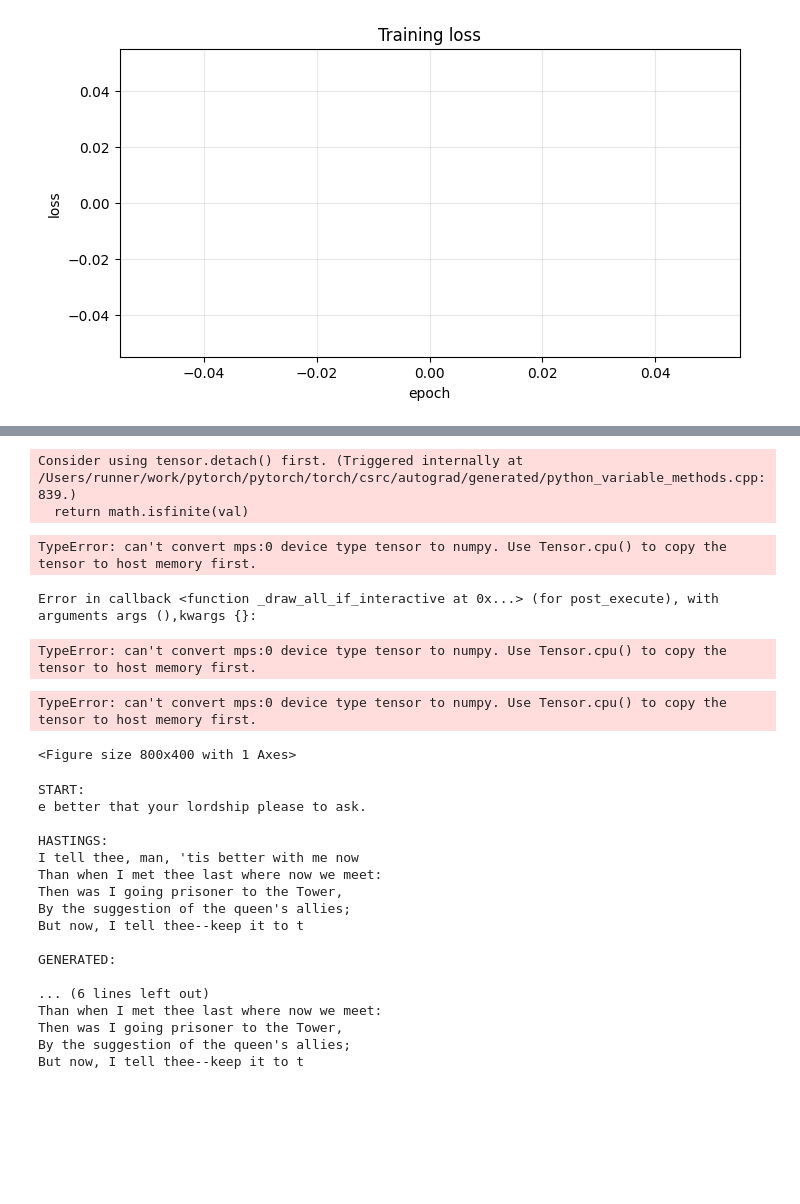
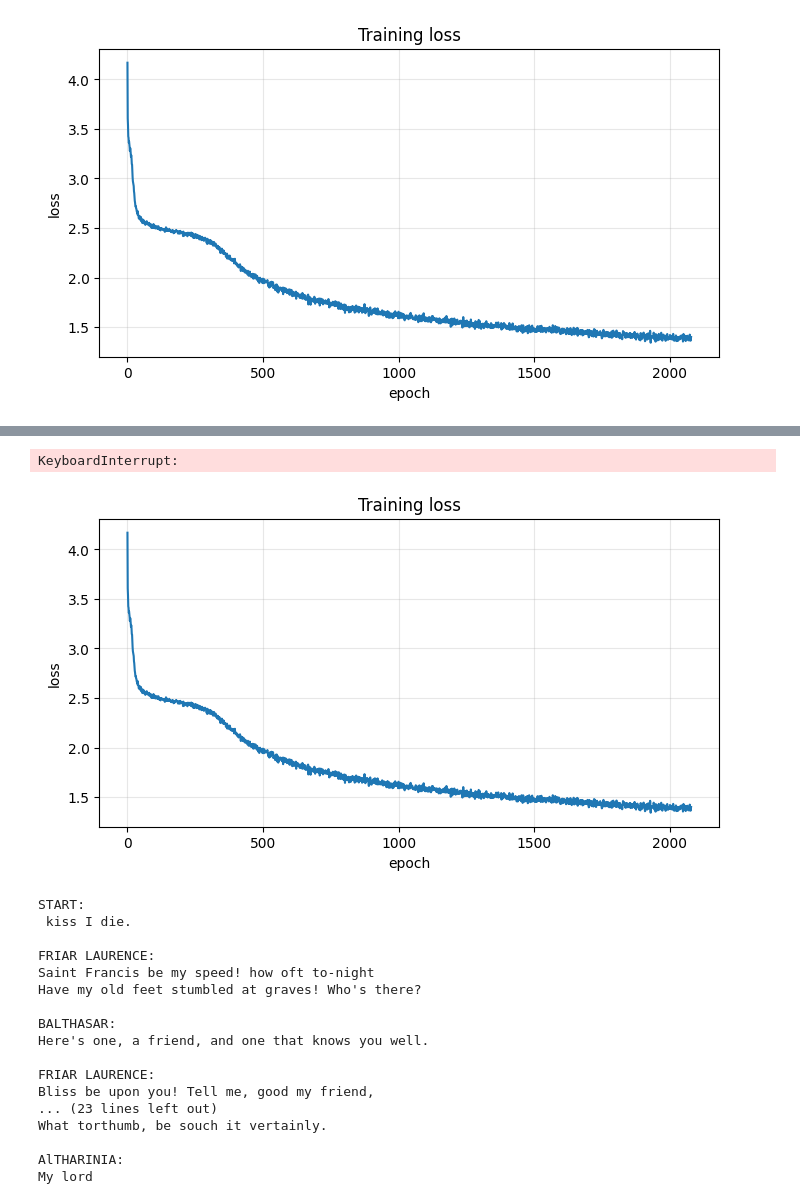
Before and after one commit to yasen5/shakespeare-transformer, a Jupyter notebook: actual-shakespeare/shakespeare.ipynb, the cells around one changed output, grey strips where cells are left out. Saved outputs shown, nothing was run; the diff lists cells and outputs as text; code cells hidden in the pictures; blank space fills up the shorter version.

Commit message:
Model works using nn now

```diff
--- a/actual-shakespeare/shakespeare.ipynb
+++ b/actual-shakespeare/shakespeare.ipynb
@@ -47,34 +44,35 @@ ax.set_ylabel("loss")
 ax.set_title("Training loss")
 ax.grid(True, alpha=0.3)
 plot_handle = display(fig, display_id=True)
 
 optimizer = torch.optim.AdamW(transformer.parameters(), lr=constants.LEARNING_RATE)
 
 for i in range(constants.EPOCHS):
     if constants.DEBUG: print("Start", time.perf_counter())
     X_batch, Y_batch = data.GetRandomBatch(train_data);
     if constants.DEBUG: print("Got batches", time.perf_counter())
     out = transformer.forward(X_batch)
     if constants.DEBUG: print("Forwad complete", time.perf_counter())
     loss = transformer.backward(out, Y_batch)
     optimizer.zero_grad(set_to_none=True)
     loss.backward()
     optimizer.step()
     if constants.DEBUG: print("Backward complete", time.perf_counter())
     if (i % plot_every == 0) or (i == constants.EPOCHS - 1):
-        print(f"loss: {loss}")
+        loss_value = loss.detach().cpu().item()
+        print(f"loss: {loss_value}")
         loss_steps.append(i)
-        loss_history.append(loss)
+        loss_history.append(loss_value)
         loss_line.set_data(loss_steps, loss_history)
         ax.relim()
         ax.autoscale_view()
         if plot_handle is not None:
             plot_handle.update(fig)
         else:
             fig.canvas.draw_idle()
             plt.pause(0.001)
 
 plt.close(fig)
 # %% [output]
-[figure, old version]
+[figure, new version]
 loss: 4.168959617614746
@@ -81,10 +95,5 @@ loss: 4.168959617614746
-Consider using tensor.detach() first. (Triggered internally at /Users/runner/work/pytorch/pytorch/torch/csrc/autograd/generated/python_variable_methods.cpp:839.)
-  return math.isfinite(val)
+KeyboardInterrupt:
-TypeError: can't convert mps:0 device type tensor to numpy. Use Tensor.cpu() to copy the tensor to host memory first.
-Error in callback <function _draw_all_if_interactive at 0x...> (for post_execute), with arguments args (),kwargs {}:
-TypeError: can't convert mps:0 device type tensor to numpy. Use Tensor.cpu() to copy the tensor to host memory first.
-TypeError: can't convert mps:0 device type tensor to numpy. Use Tensor.cpu() to copy the tensor to host memory first.
-<Figure size 800x400 with 1 Axes>
+[figure, added]
 # %%
 def DecodeTokenList(token_list):
     return data.decode(token_list)
@@ -112,12 +121,14 @@ def TestModel(transformer, data_source, n_tokens=10):
         # Predict next token from the final position in the first batch row
         with torch.no_grad():
             logits = transformer.forward(context_batch)
-        pred = logits[0, -1].argmax(dim=-1)
+        probs = torch.softmax(logits[0, -1], dim=-1)
+        pred = torch.multinomial(probs, num_samples=1)
 
         generated_tokens.append(pred)
 
         # Slide context window left and append prediction
         context = torch.cat([context[1:], pred.view(1)], dim=0)
+        print(DecodeTokenList(generated_tokens)[-1], end='')
 
     print("\nGENERATED:")
     print(DecodeTokenList(generated_tokens))
@@ -125,24 +136,24 @@ def TestModel(transformer, data_source, n_tokens=10):
     print("\nFULL:")
     print(DecodeTokenList(start_context) + DecodeTokenList(generated_tokens))
 
-TestModel(transformer, train_data, n_tokens=10)
+TestModel(transformer, train_data, n_tokens=50)
 # %% [output]
 START:
-e better that your lordship please to ask.
+ kiss I die.
 
-HASTINGS:
-I tell thee, man, 'tis better with me now
-Than when I met thee last where now we meet:
-Then was I going prisoner to the Tower,
-By the suggestion of the queen's allies;
-But now, I tell thee--keep it to t
+FRIAR LAURENCE:
+Saint Francis be my speed! how oft to-night
+Have my old feet stumbled at graves! Who's there?
 
-GENERATED:
+BALTHASAR:
+Here's one, a friend, and one that knows you well.
 
-... (6 lines left out)
-Than when I met thee last where now we meet:
-Then was I going prisoner to the Tower,
-By the suggestion of the queen's allies;
-But now, I tell thee--keep it to t
+FRIAR LAURENCE:
+Bliss be upon you! Tell me, good my friend,
+... (23 lines left out)
+What torthumb, be souch it vertainly.
+
+AlTHARINIA:
+My lord
 # %%
 def ModelContextWindowSize(transformer):
```
Also changed, not shown: parts of 4 cells of this notebook, 1 other file.
